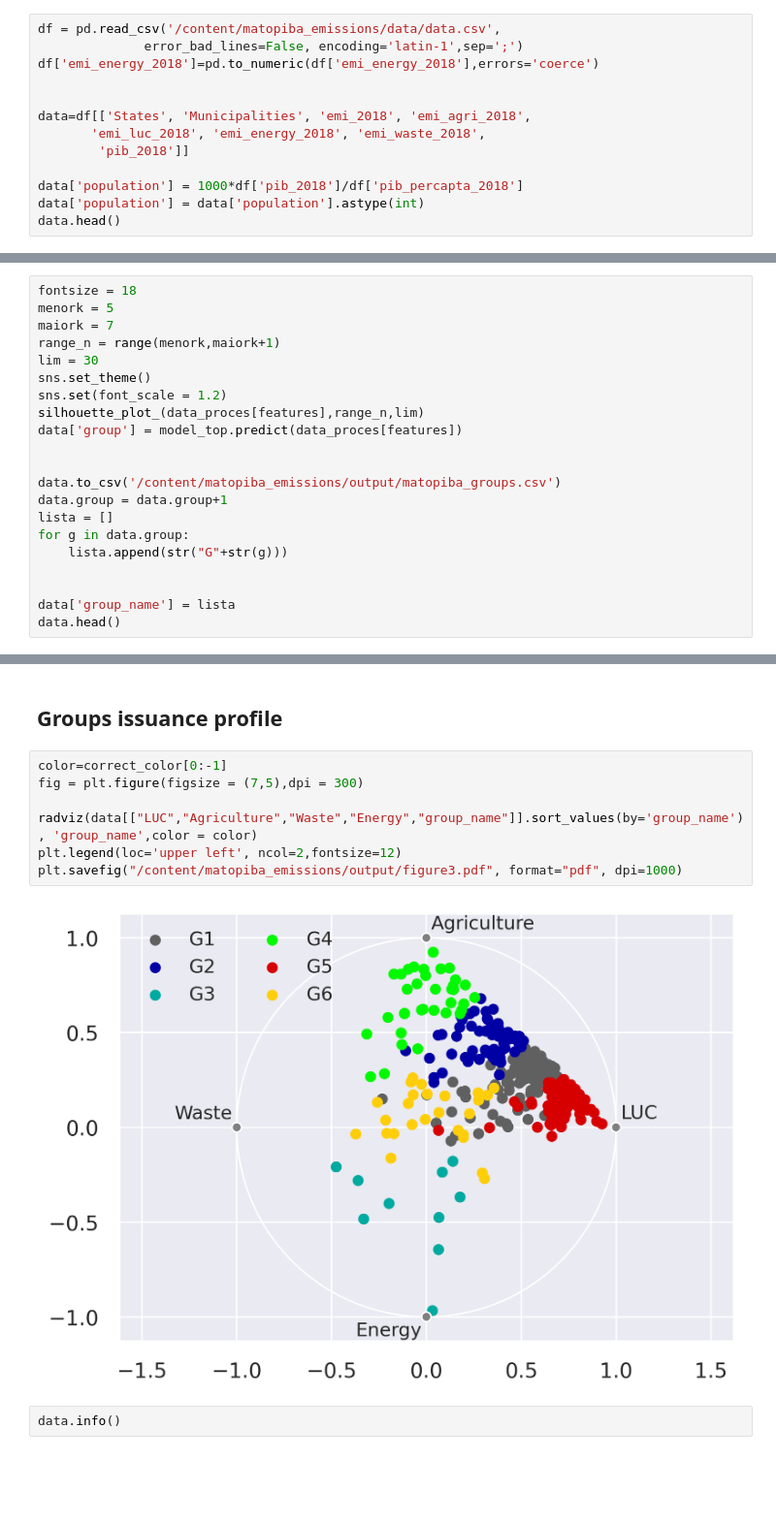
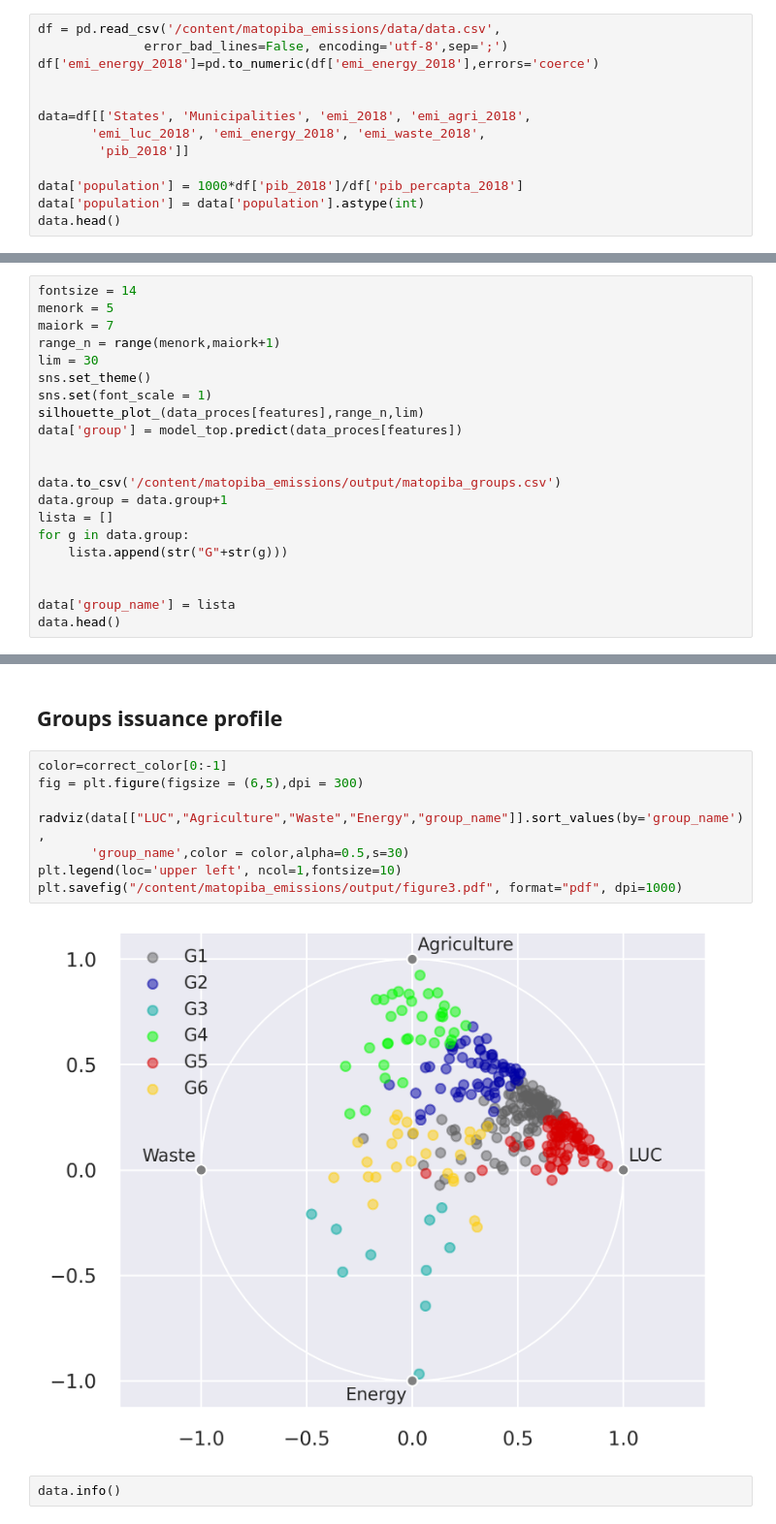
Before and after one commit to lucas-fpaiva/matopiba_emissions, a Jupyter notebook: code/groups.ipynb, the cells around one changed output, grey strips where cells are left out. Shown at 97% size. Saved outputs shown, nothing was run; the diff lists cells and outputs as text; blank space fills up the shorter version.

```diff
--- a/code/groups.ipynb
+++ b/code/groups.ipynb
@@ -37,7 +43,7 @@ fatal: destination path 'matopiba_emissions' already exists and is not an empty
 ### Data cleaning
 # %%
 df = pd.read_csv('/content/matopiba_emissions/data/data.csv',
-              error_bad_lines=False, encoding='latin-1',sep=';')
+              error_bad_lines=False, encoding='utf-8',sep=';')
 df['emi_energy_2018']=pd.to_numeric(df['emi_energy_2018'],errors='coerce')
 
 
@@ -255,13 +261,13 @@ correct_color = [(0.3764705882352941, 0.3764705882352941, 0.3764705882352941, 1)
                  (1.0, 0.807843137254902, 0.0392156862745098, 1),
                  (0.1, 0.1, 0.1, 1)]
 # %%
-fontsize = 18
+fontsize = 14
 menork = 5
 maiork = 7
 range_n = range(menork,maiork+1)
 lim = 30
 sns.set_theme()
-sns.set(font_scale = 1.2)
+sns.set(font_scale = 1)
 silhouette_plot_(data_proces[features],range_n,lim)
 data['group'] = model_top.predict(data_proces[features])
 
@@ -547,13 +553,14 @@ plt.savefig("/content/matopiba_emissions/output/figure2a.pdf", format="pdf", dpi
 ##  Groups issuance profile
 # %%
 color=correct_color[0:-1]
-fig = plt.figure(figsize = (7,5),dpi = 300)
+fig = plt.figure(figsize = (6,5),dpi = 300)
 
-radviz(data[["LUC","Agriculture","Waste","Energy","group_name"]].sort_values(by='group_name'), 'group_name',color = color)
-plt.legend(loc='upper left', ncol=2,fontsize=12)
+radviz(data[["LUC","Agriculture","Waste","Energy","group_name"]].sort_values(by='group_name'),
+       'group_name',color = color,alpha=0.5,s=30)
+plt.legend(loc='upper left', ncol=1,fontsize=10)
 plt.savefig("/content/matopiba_emissions/output/figure3.pdf", format="pdf", dpi=1000)
 # %% [output]
-[figure, old version]
+[figure, new version]
 # %%
 data.info()
 # %% [output]
```
Also changed, not shown: parts of 14 cells of this notebook.
